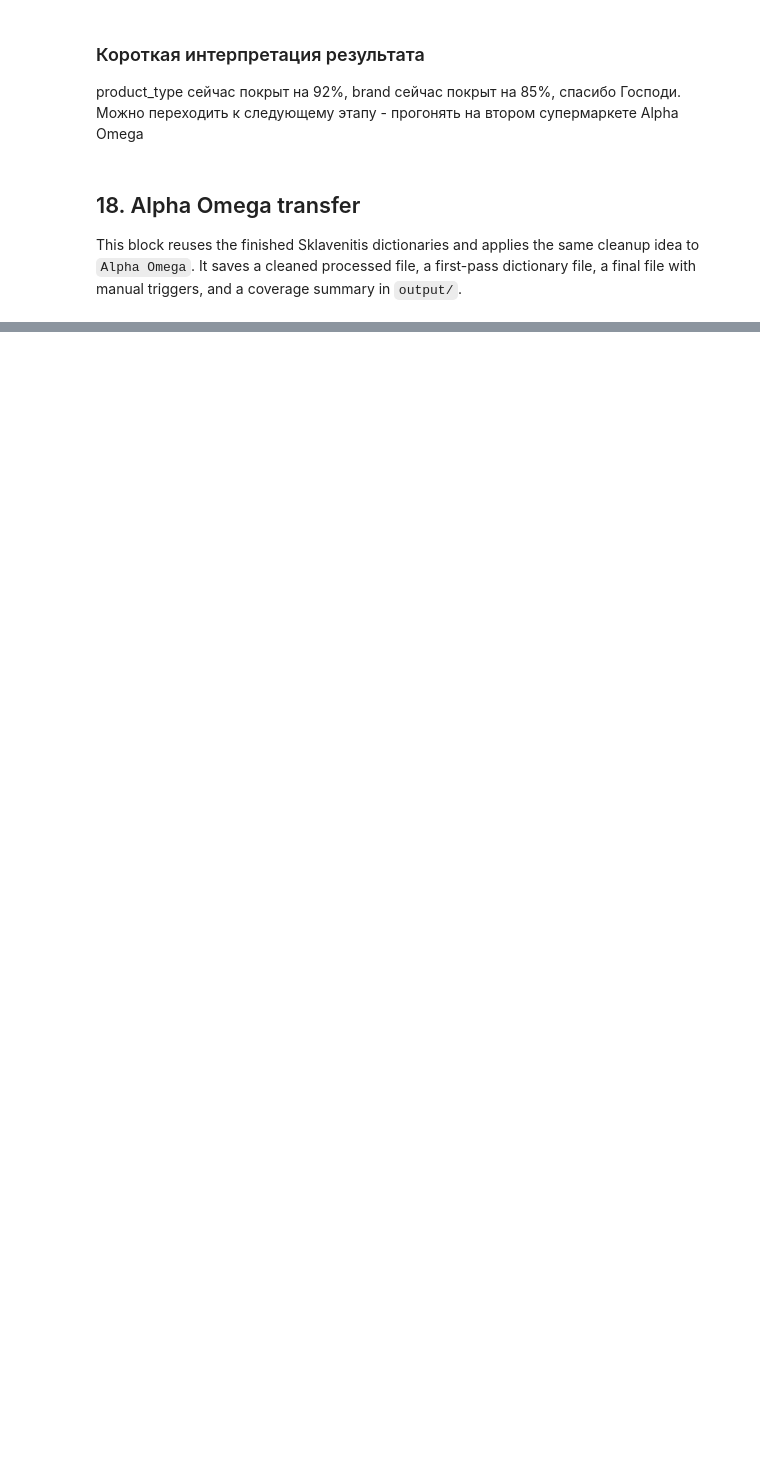
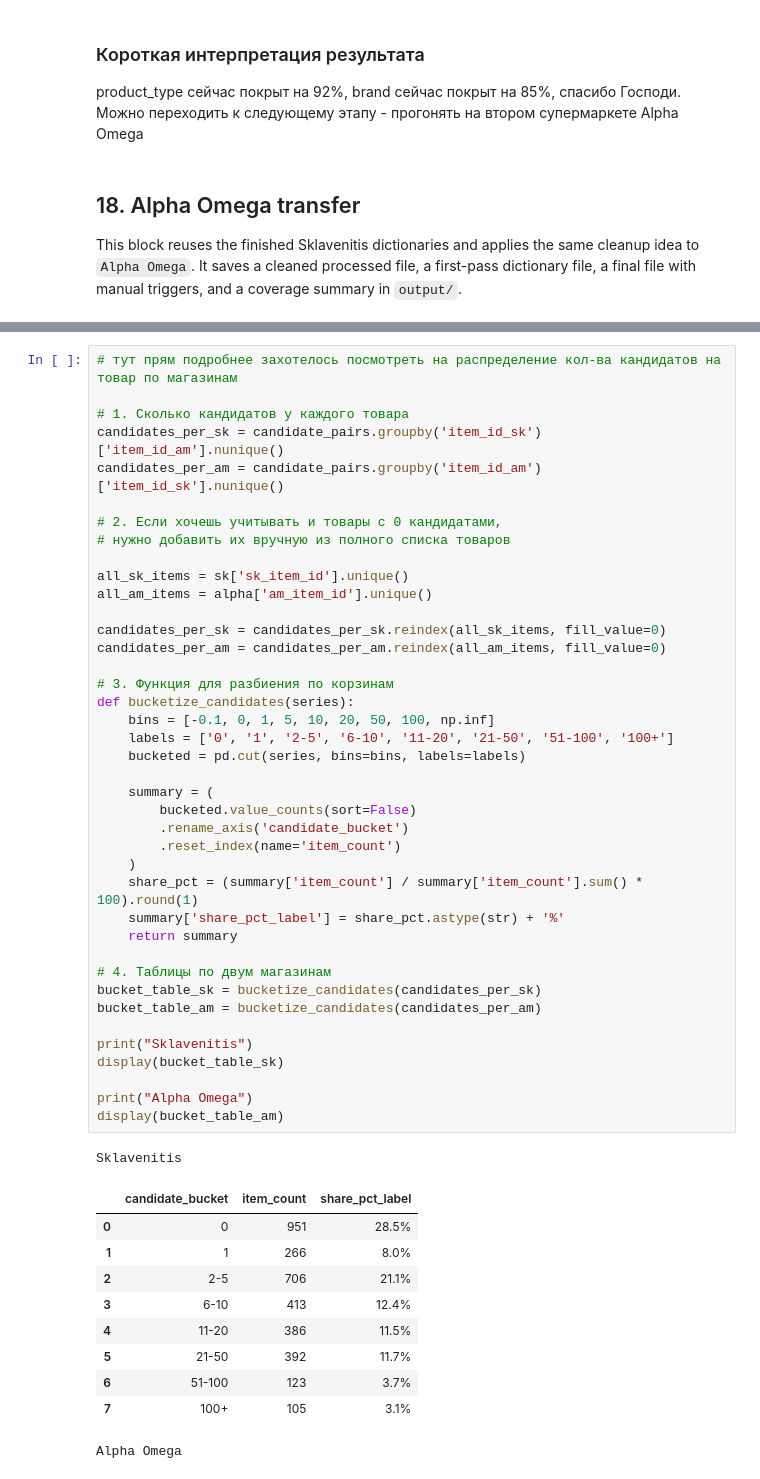
Before and after one commit to valeriyabrovchuk/grocery_price_analysis, a Jupyter notebook: groceries_comparison_limassol.ipynb, the cells around one changed output, grey strips where cells are left out. Saved outputs shown, nothing was run; the diff lists cells and outputs as text; blank space fills up the shorter version.

```diff
--- a/groceries_comparison_limassol.ipynb
+++ b/groceries_comparison_limassol.ipynb
@@ -2769,0 +3791,52 @@ alphaomega_results['final'][[
+# %%
+# тут прям подробнее захотелось посмотреть на распределение кол-ва кандидатов на товар по магазинам
+
+# 1. Сколько кандидатов у каждого товара
+candidates_per_sk = candidate_pairs.groupby('item_id_sk')['item_id_am'].nunique()
+candidates_per_am = candidate_pairs.groupby('item_id_am')['item_id_sk'].nunique()
+
+# 2. Если хочешь учитывать и товары с 0 кандидатами,
+# нужно добавить их вручную из полного списка товаров
+
+all_sk_items = sk['sk_item_id'].unique()
+all_am_items = alpha['am_item_id'].unique()
+
+candidates_per_sk = candidates_per_sk.reindex(all_sk_items, fill_value=0)
+candidates_per_am = candidates_per_am.reindex(all_am_items, fill_value=0)
+
+# 3. Функция для разбиения по корзинам
+def bucketize_candidates(series):
+    bins = [-0.1, 0, 1, 5, 10, 20, 50, 100, np.inf]
+    labels = ['0', '1', '2-5', '6-10', '11-20', '21-50', '51-100', '100+']
+    bucketed = pd.cut(series, bins=bins, labels=labels)
+
+    summary = (
+        bucketed.value_counts(sort=False)
+        .rename_axis('candidate_bucket')
+        .reset_index(name='item_count')
+    )
+    share_pct = (summary['item_count'] / summary['item_count'].sum() * 100).round(1)
+    summary['share_pct_label'] = share_pct.astype(str) + '%'
+    return summary
+
+# 4. Таблицы по двум магазинам
+bucket_table_sk = bucketize_candidates(candidates_per_sk)
+bucket_table_am = bucketize_candidates(candidates_per_am)
+
+print("Sklavenitis")
+display(bucket_table_sk)
+
+print("Alpha Omega")
+display(bucket_table_am)
+# %% [output]
+Sklavenitis
+|  | candidate_bucket | item_count | share_pct_label |
+| 0 | 0 | 951 | 28.5% |
+| 1 | 1 | 266 | 8.0% |
+| 2 | 2-5 | 706 | 21.1% |
+| 3 | 6-10 | 413 | 12.4% |
+| 4 | 11-20 | 386 | 11.5% |
+| 5 | 21-50 | 392 | 11.7% |
+| 6 | 51-100 | 123 | 3.7% |
+| 7 | 100+ | 105 | 3.1% |
+Alpha Omega
```
Also changed, not shown: parts of 24 cells of this notebook, 19 other files.
